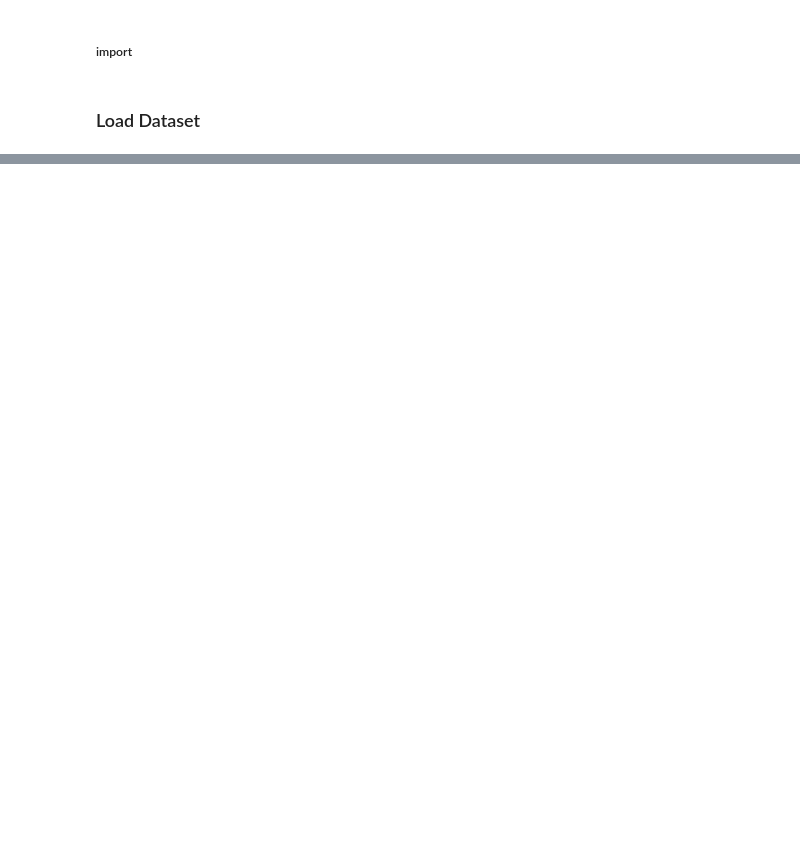
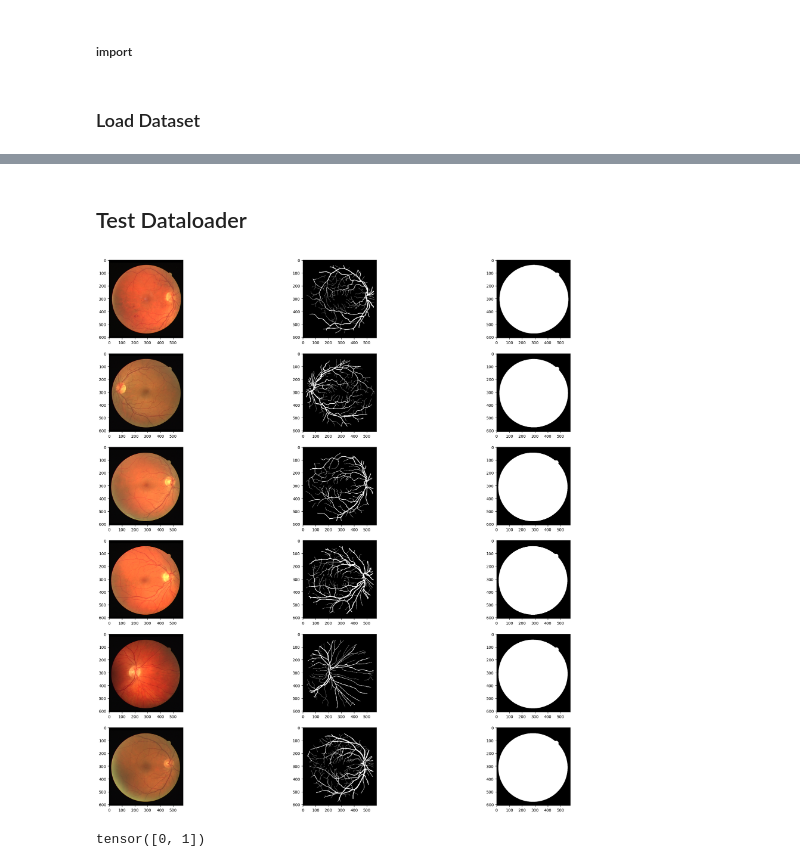
Before and after one commit to gabriel-lepetitaimon/nn-template, a Jupyter notebook: unit_test/DataAugmentation.ipynb, the cells around one changed output, grey strips where cells are left out. Saved outputs shown, nothing was run; the diff lists cells and outputs as text; code cells hidden in the pictures; blank space fills up the shorter version.

```diff
--- a/unit_test/DataAugmentation.ipynb
+++ b/unit_test/DataAugmentation.ipynb
@@ -37,0 +37,21 @@ for i, d in enumerate(data):
+# %% [markdown]
+## Test Dataloader
+# %%
+datasets = cfg['datasets']
+train_dataloader, val_dataloader = datasets.create_train_val_dataloaders()
+test_dataloader = datasets.create_test_dataloaders()
+# %%
+batch = next(iter(test_dataloader[0]))
+fig, axs = plt.subplots(len(batch['x']),3)
+for i, (x, y, mask) in enumerate(zip(*[batch[_] for _ in 'x y mask'.split()])):
+    axs[i, 0].imshow(x.permute((1,2,0)).flip(2))
+    axs[i, 1].imshow(y, cmap='gray', vmax=1)
+    axs[i, 2].imshow(mask, cmap='gray')
+# %% [output]
+[figure, added]
+# %%
+cmap_vessel = {(0, 0): 'black', (1, 1): 'white', (1, 0): 'orange', (0, 1): 'greenyellow', 'default': 'lightgray'}
+formatter = Export2DLabel(cmap_vessel)
+formatter.format_batch(batch)
+# %% [output]
+tensor([0, 1])
```
Also changed, not shown: parts of 3 cells of this notebook, 3 other files.
